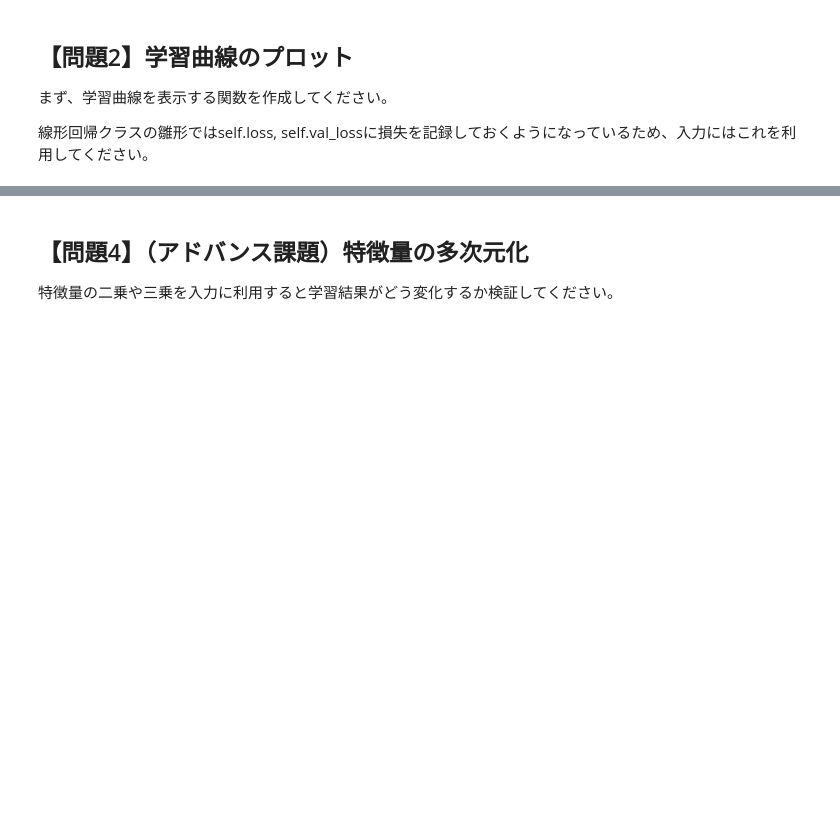
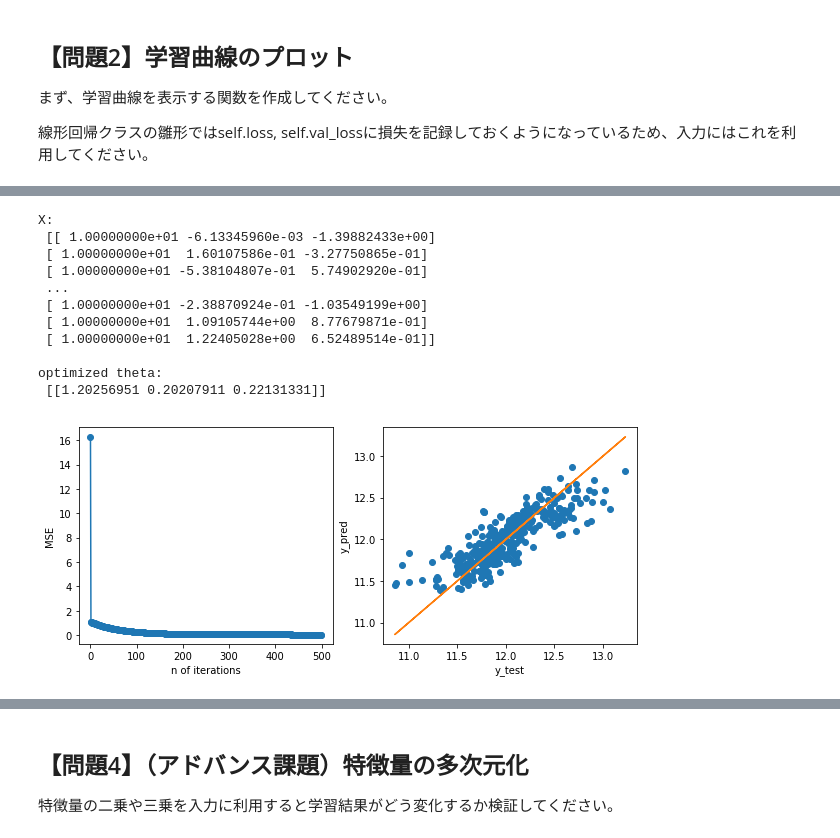
Before and after one commit to ohmorimori/diveintocode-ml, a Jupyter notebook: diveintocode-term1/sprint/sprint3/sprint3_ml_scratch_linear_regression.ipynb, the cells around one changed output, grey strips where cells are left out. Saved outputs shown, nothing was run; the diff lists cells and outputs as text; code cells hidden in the pictures; blank space fills up the shorter version.

```diff
--- a/diveintocode-term1/sprint/sprint3/sprint3_ml_scratch_linear_regression.ipynb
+++ b/diveintocode-term1/sprint/sprint3/sprint3_ml_scratch_linear_regression.ipynb
@@ -460,0 +443,19 @@ plt.plot(y_test, y_test)
+# %%
+#bias = 10 の時
+reg_bias= ScratchLinearRegression(num_iter=500, lr=0.01, bias=10, verbose=False)
+reg_bias.fit(X_train_z, y_train.values)
+pred_bias = reg_bias.predict(X_test_z)
+plot_reg_result(reg_bias.iter, reg_bias.loss, y_test, pred_bias)
+# %% [output]
+X:
+ [[ 1.00000000e+01 -6.13345960e-03 -1.39882433e+00]
+ [ 1.00000000e+01  1.60107586e-01 -3.27750865e-01]
+ [ 1.00000000e+01 -5.38104807e-01  5.74902920e-01]
+ ...
+ [ 1.00000000e+01 -2.38870924e-01 -1.03549199e+00]
+ [ 1.00000000e+01  1.09105744e+00  8.77679871e-01]
+ [ 1.00000000e+01  1.22405028e+00  6.52489514e-01]]
+
+optimized theta:
+ [[1.20256951 0.20207911 0.22131331]]
+[figure, added]
```
Also changed, not shown: parts of 54 cells of this notebook.
